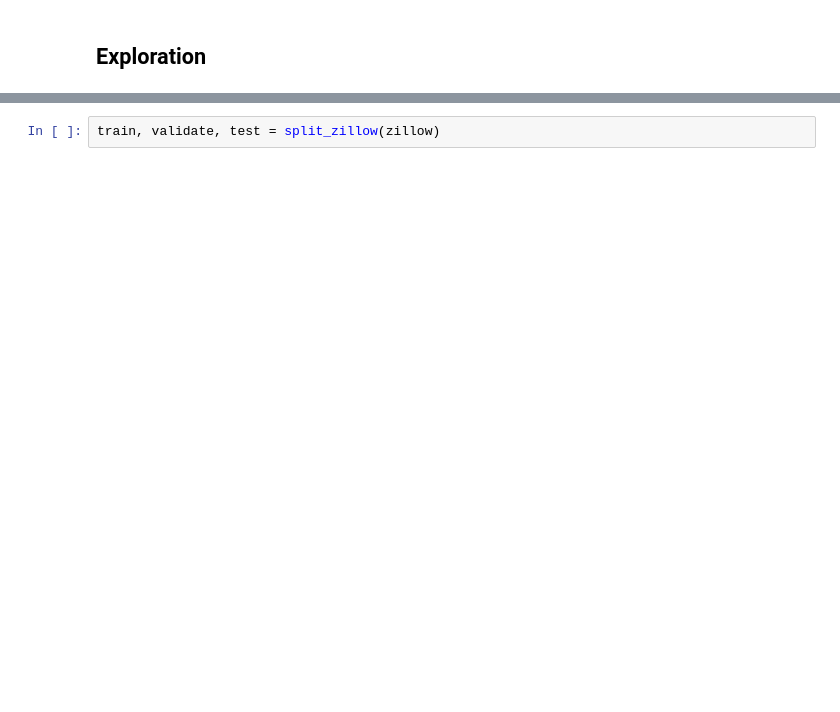
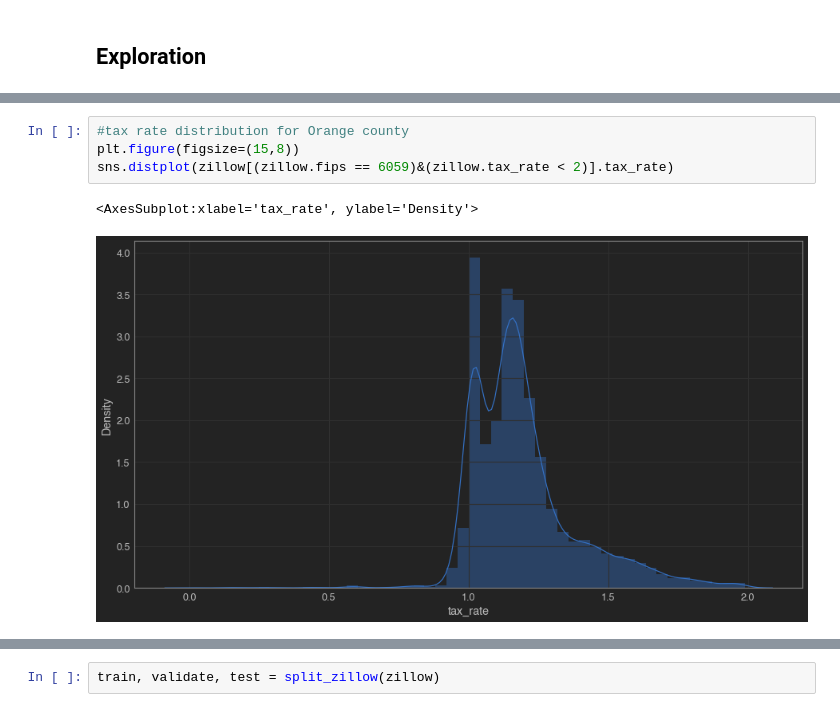
Before and after one commit to Ken-Alviola/Regression-Project-Zillow, a Jupyter notebook: Regression_Project_Zillow.ipynb, the cells around one changed output, grey strips where cells are left out. Saved outputs shown, nothing was run; the diff lists cells and outputs as text; blank space fills up the shorter version.

```diff
--- a/Regression_Project_Zillow.ipynb
+++ b/Regression_Project_Zillow.ipynb
@@ -82,0 +145,7 @@ explore.explore_univariate(zillow, cat_vars, quant_vars)
+# %%
+#tax rate distribution for Orange county
+plt.figure(figsize=(15,8))
+sns.distplot(zillow[(zillow.fips == 6059)&(zillow.tax_rate < 2)].tax_rate)
+# %% [output]
+<AxesSubplot:xlabel='tax_rate', ylabel='Density'>
+[figure, added]
```
Also changed, not shown: parts of 51 cells of this notebook, 2 other files.
